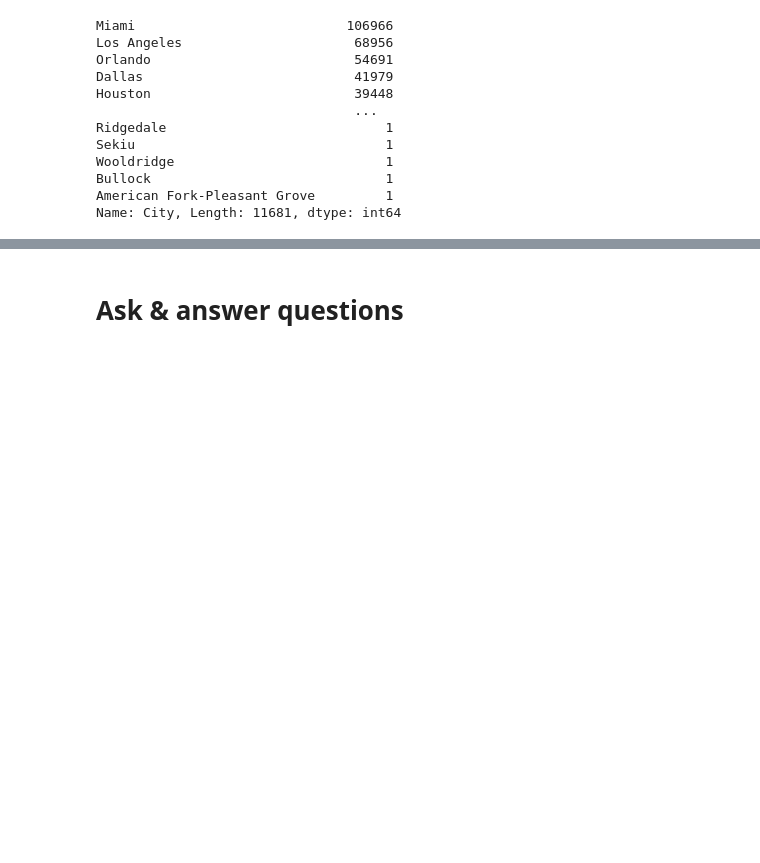
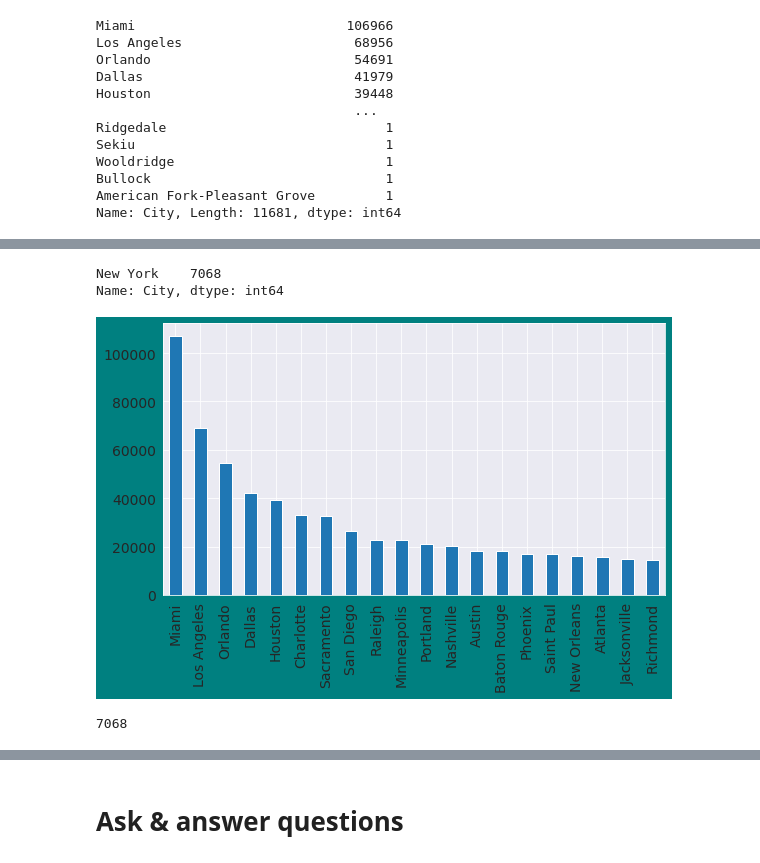
Before and after one commit to PoojaDasIndia/Exploratory-Data-Analysis-EDA-, a Jupyter notebook: US_Accidents_Analysis.ipynb, the cells around one changed output, grey strips where cells are left out. Saved outputs shown, nothing was run; the diff lists cells and outputs as text; code cells hidden in the pictures; blank space fills up the shorter version.

```diff
--- a/US_Accidents_Analysis.ipynb
+++ b/US_Accidents_Analysis.ipynb
@@ -181,6 +201,17 @@ Columns we'll analyze:
 4. Temperature
 5. Weather Condition
 6.  Visibility
+# %%
+import matplotlib
+import matplotlib.pyplot as plt
+import seaborn as sns
+sns.set_style("darkgrid")
+matplotlib.rcParams['font.size']=14
+matplotlib.rcParams['figure.figsize']=(9,5)
+matplotlib.rcParams['figure.facecolor']='teal'
+
+import warnings
+warnings.filterwarnings('ignore')
 # %%
 df.columns
 # %% [output]
@@ -253,0 +312,20 @@ Name: City, Length: 11681, dtype: int64
+# %%
+df.City[df.City =='New York'].value_counts()
+# %% [output]
+New York    7068
+Name: City, dtype: int64
+# %%
+# Top 20 cities held accidents
+cities_by_accidents[:20].plot(kind='bar');
+# %% [output]
+[figure, added]
+# %%
+# 'New York' in df['City']
+#  Checking count of new york
+count=0
+for i in df.City:
+  if i =='New York':
+    count+=1
+print(count)
+# %% [output]
+7068
```
Also changed, not shown: parts of 37 cells of this notebook.
